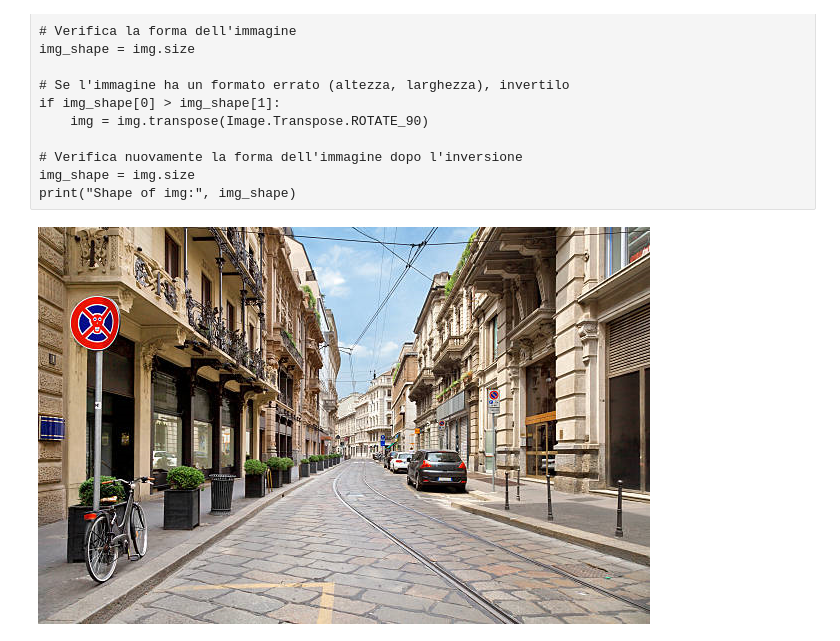
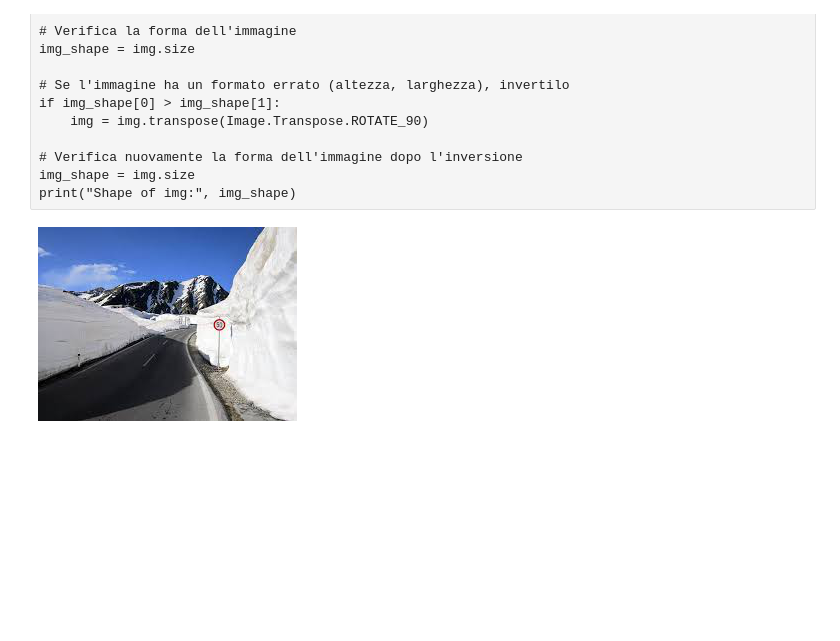
Before and after one commit to gorgons97/MachineLearning_Unict, a Jupyter notebook: result.ipynb, the cells around one changed output. Drawn from its saved outputs; the diff is of its cells as text; code cells hidden in the pictures; blank space fills up the shorter version.

```diff
--- a/result.ipynb
+++ b/result.ipynb
@@ -68,8 +68,8 @@ if img_shape[0] > img_shape[1]:
 img_shape = img.size
 print("Shape of img:", img_shape)
 # %%
-img = Image.open("image\images.png")
+img = Image.open("image\images.jpeg")
 img
 # %% [output]
-[figure, old version]
+[figure, new version]
 # %%
```
Also changed, not shown: parts of 12 cells of this notebook, 13 other files.
